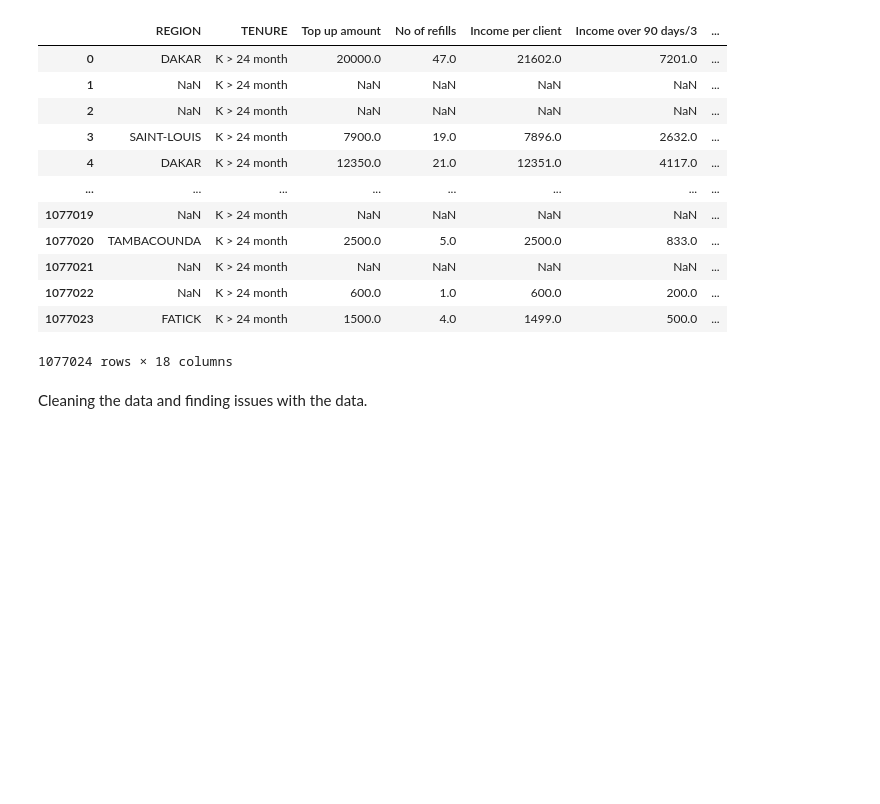
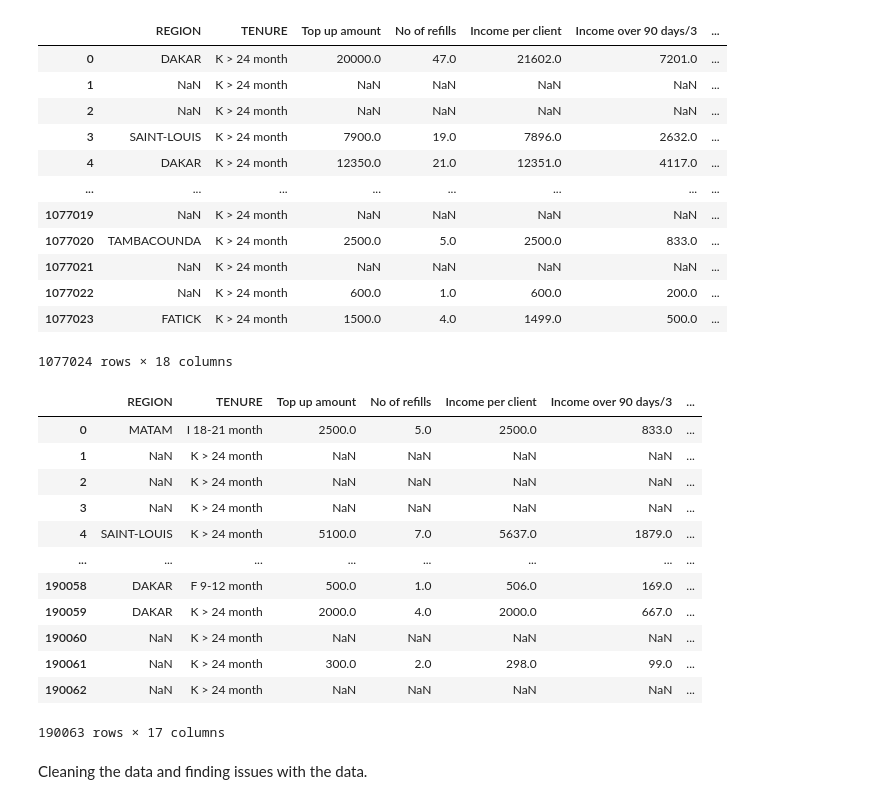
Before and after one commit to muchaimaryanne/Capstone_Customer_Churn_Prediction, a Jupyter notebook: Copy_of_Copy_of_Customer_Churn_Prediction.ipynb, the cells around one changed output. Cells and saved outputs as stored; diff of their text form; code cells hidden in the pictures; blank space fills up the shorter version.

```diff
--- a/Copy_of_Copy_of_Customer_Churn_Prediction.ipynb
+++ b/Copy_of_Copy_of_Customer_Churn_Prediction.ipynb
@@ -133,6 +173,23 @@ train
 | 1077022 | NaN | K > 24 month | 600.0 | 1.0 | 600.0 | 200.0 | ... |
 | 1077023 | FATICK | K > 24 month | 1500.0 | 4.0 | 1499.0 | 500.0 | ... |
 1077024 rows × 18 columns
+# %%
+test = test.drop('user_id', axis=1)
+test
+# %% [output]
+|  | REGION | TENURE | Top up amount | No of refills | Income per client | Income over 90 days/3 | ... |
+| 0 | MATAM | I 18-21 month | 2500.0 | 5.0 | 2500.0 | 833.0 | ... |
+| 1 | NaN | K > 24 month | NaN | NaN | NaN | NaN | ... |
+| 2 | NaN | K > 24 month | NaN | NaN | NaN | NaN | ... |
+| 3 | NaN | K > 24 month | NaN | NaN | NaN | NaN | ... |
+| 4 | SAINT-LOUIS | K > 24 month | 5100.0 | 7.0 | 5637.0 | 1879.0 | ... |
+| ... | ... | ... | ... | ... | ... | ... | ... |
+| 190058 | DAKAR | F 9-12 month | 500.0 | 1.0 | 506.0 | 169.0 | ... |
+| 190059 | DAKAR | K > 24 month | 2000.0 | 4.0 | 2000.0 | 667.0 | ... |
+| 190060 | NaN | K > 24 month | NaN | NaN | NaN | NaN | ... |
+| 190061 | NaN | K > 24 month | 300.0 | 2.0 | 298.0 | 99.0 | ... |
+| 190062 | NaN | K > 24 month | NaN | NaN | NaN | NaN | ... |
+190063 rows × 17 columns
 # %% [markdown]
 Cleaning the data and finding issues with the data.
 # %%
```
Also changed, not shown: parts of 65 cells of this notebook.
